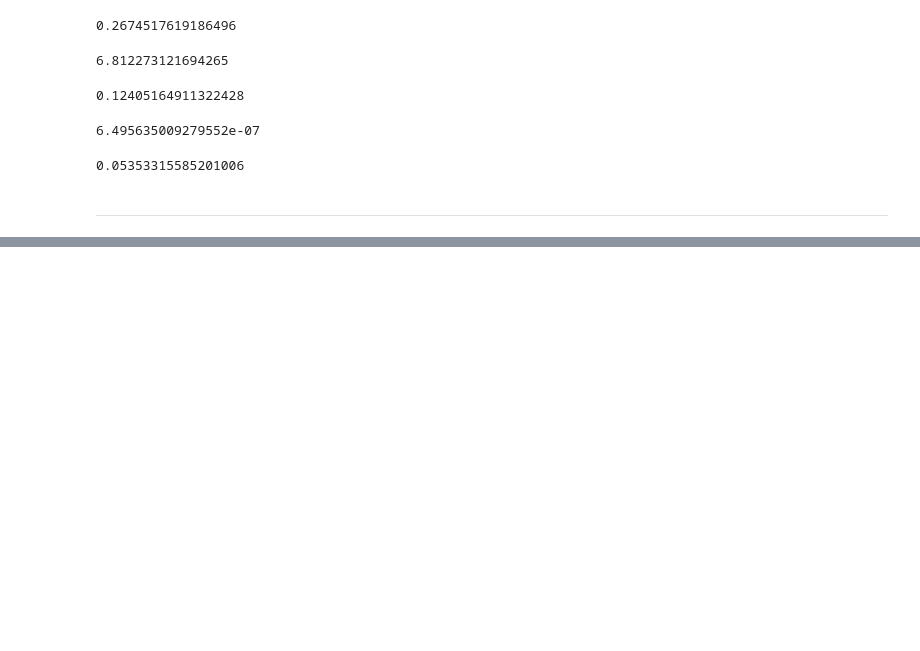
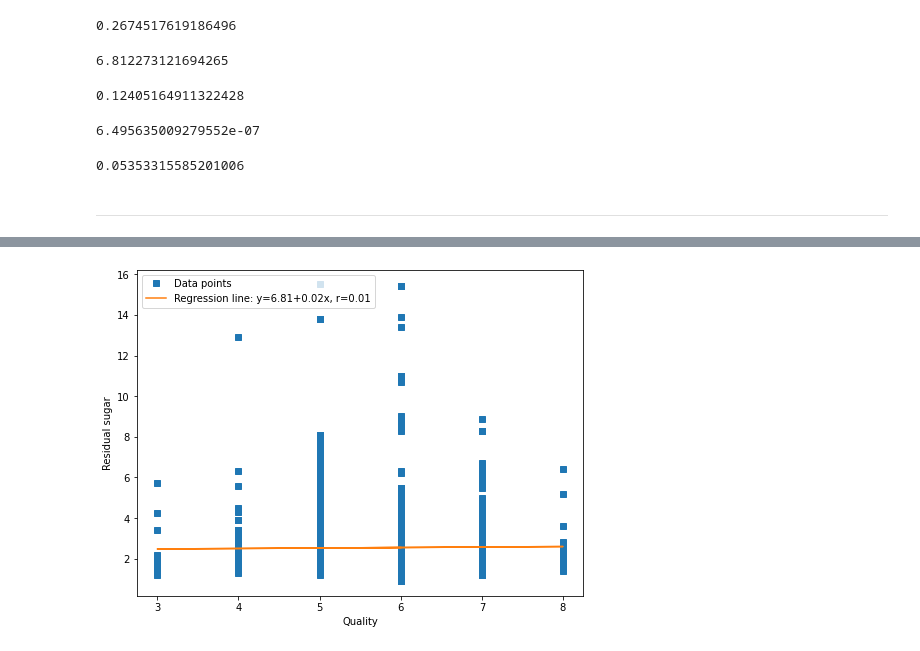
Before and after one commit to donalbuggy/MachStat_Autumn_2023_project, a Jupyter notebook: regression.ipynb, the cells around one changed output, grey strips where cells are left out. Saved outputs shown, nothing was run; the diff lists cells and outputs as text; code cells hidden in the pictures; blank space fills up the shorter version.

```diff
--- a/regression.ipynb
+++ b/regression.ipynb
@@ -212,0 +197,3 @@ wine_result1.pvalue
+# %%
+x_wine = wine_data.quality
+y_wine = wine_data.residual_sugar
@@ -212,0 +255,15 @@ wine_result1.pvalue
+# %%
+line = f'Regression line: y={wine_result1.intercept:.2f}+{wine_result3.slope:.2f}x, r={wine_result3.rvalue:.2f}'
+
+x = np.array(wine_data.quality)
+y = np.array(wine_data.residual_sugar)
+
+fig, ax = plt.subplots()
+ax.plot(x, y, linewidth=0, marker='s', label='Data points')
+ax.plot(x, wine_result3.intercept + wine_result3.slope * x_wine, label=line)
+ax.set_xlabel('Quality')
+ax.set_ylabel('Residual sugar')
+ax.legend(facecolor='white')
+plt.show()
+# %% [output]
+[figure, added]
```
Also changed, not shown: parts of 23 cells of this notebook.
